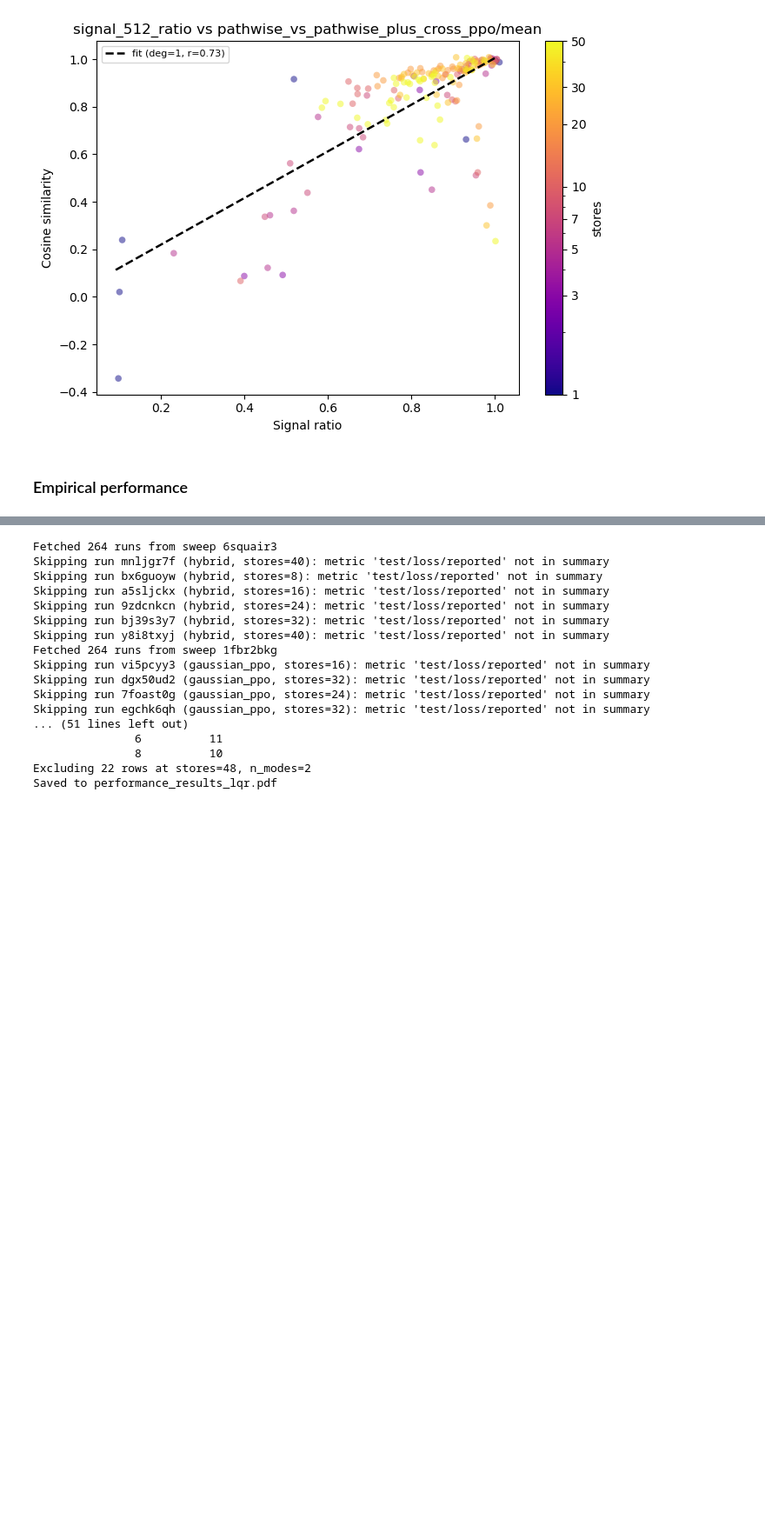
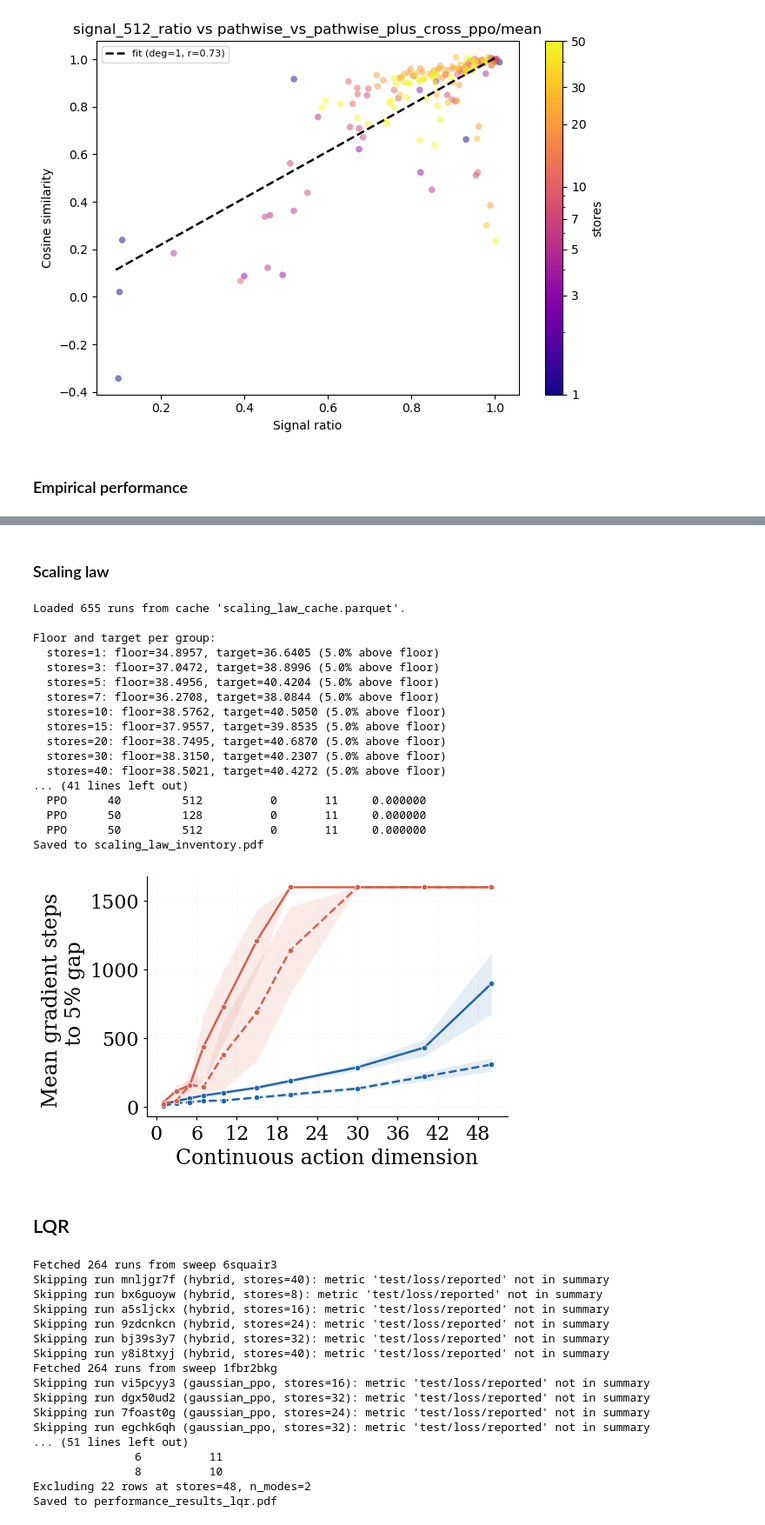
Before and after one commit to MatiasAlvo/hybrid-rl, a Jupyter notebook: sweep_analysis.ipynb, the cells around one changed output, grey strips where cells are left out. Shown at 87% size. Saved outputs shown, nothing was run; the diff lists cells and outputs as text; code cells hidden in the pictures; blank space fills up the shorter version.

```diff
--- a/sweep_analysis.ipynb
+++ b/sweep_analysis.ipynb
@@ -1851,0 +3135,11 @@ Saved to performance_results_jrp.pdf
+# %% [markdown]
+### Scaling law
+# %%
+if __name__ == "__main__":
+
+    SWEEP_NAMES_INVENTORY_BATCH = [
+        "7rykl1bw",
+        "j641o6qy",
+    ]
+    # ── New: fetch scaling law data once and cache to disk ───────────────────
+    CACHE_INV = "scaling_law_cache.parquet"
@@ -1851,0 +3160,47 @@ Saved to performance_results_jrp.pdf
+# %%
+if __name__ == "__main__":
+# ── Scaling law: plot from cache (fast) — one line per (agent, batch_size)
+
+    plot_scaling_law(
+        cache_path=CACHE_INV,
+        reference_agent="HPO",
+        x_key="stores",
+        group_key="batch_size",               # one line per (agent, batch_size)
+        reference_group_keys=None,            # floor per stores only
+        top_k_reference=5,
+        relative_target=0.05,
+        aggregation="mean",
+        ci_level=0.95,
+        agents_to_plot=["PPO", "HPO"],
+        batch_sizes_to_plot=[128, 512],
+        group_label_fmt="B={0}",
+        xlabel="Continuous action dimension",
+        ylabel="Mean gradient steps \n to 5% gap",
+        out_file="scaling_law_inventory.pdf",
+        font_size=17,
+        max_gradient_steps=1600,
+        show_legend=False,
+        agent_colors={"HPO": "#2166ac", "PPO": "#d6604d"},  # blue/red per agent
+        group_linestyles={128: "-", 512: "--"},               # solid/dashed per batch
+    )
+# %% [output]
+Loaded 655 runs from cache 'scaling_law_cache.parquet'.
+
+Floor and target per group:
+  stores=1: floor=34.8957, target=36.6405 (5.0% above floor)
+  stores=3: floor=37.0472, target=38.8996 (5.0% above floor)
+  stores=5: floor=38.4956, target=40.4204 (5.0% above floor)
+  stores=7: floor=36.2708, target=38.0844 (5.0% above floor)
+  stores=10: floor=38.5762, target=40.5050 (5.0% above floor)
+  stores=15: floor=37.9557, target=39.8535 (5.0% above floor)
+  stores=20: floor=38.7495, target=40.6870 (5.0% above floor)
+  stores=30: floor=38.3150, target=40.2307 (5.0% above floor)
+  stores=40: floor=38.5021, target=40.4272 (5.0% above floor)
+... (41 lines left out)
+  PPO      40         512          0       11     0.000000
+  PPO      50         128          0       11     0.000000
+  PPO      50         512          0       11     0.000000
+Saved to scaling_law_inventory.pdf
+[figure, added]
+# %% [markdown]
+## LQR
```
Also changed, not shown: parts of 17 cells of this notebook, 26 other files.
